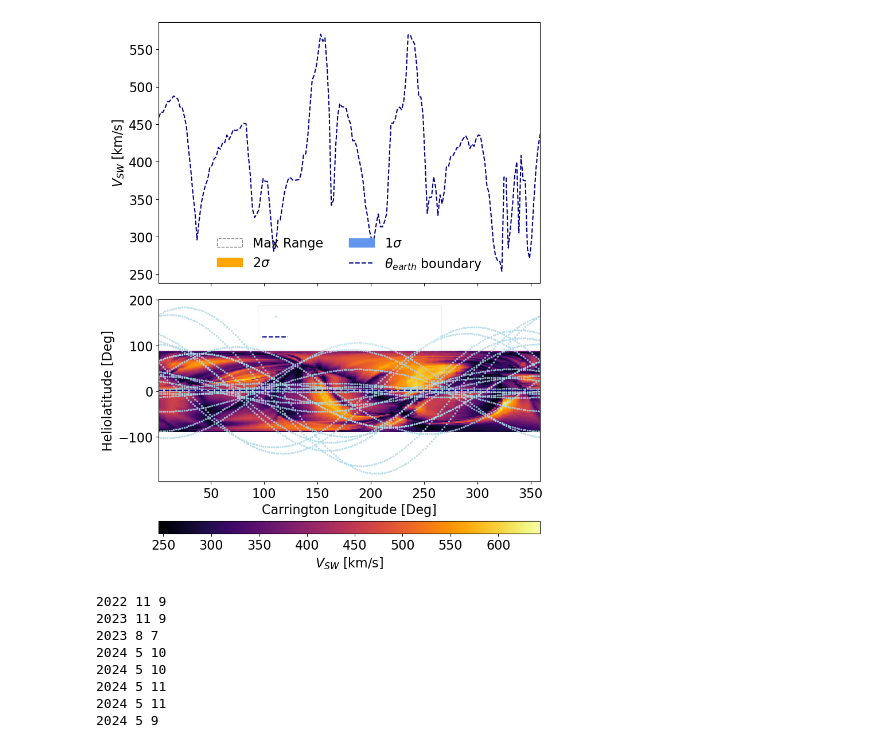
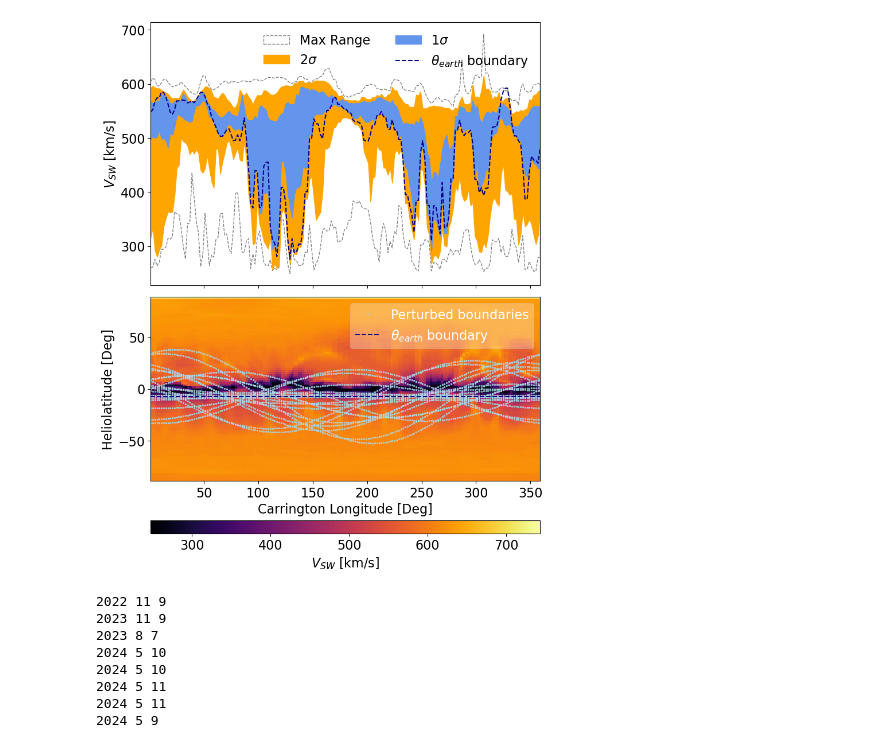
Before and after one commit to NathanielInatimi/WSA_calibration, a Jupyter notebook: code/WSA_calibration_sketch.ipynb, the cells around one changed output. Saved outputs shown, nothing was run; the diff lists cells and outputs as text; code cells hidden in the pictures.

```diff
--- a/code/WSA_calibration_sketch.ipynb
+++ b/code/WSA_calibration_sketch.ipynb
@@ -66,11 +66,13 @@ def wsa_date_from_string(file_string):
     pattern = r'21.5rs_(\d{4})(\d{2})(\d{2})(\d{2})' # file string 1
     pattern2 = r'%2F(\d{4})%2F(\d{1,2})%2F(\d{1,2})%2F' # file string 2
     pattern3 = r'gong_(\d{4})(\d{2})(\d{2})(\d{2})' # file string 3
+    pattern4 = r'(\d{4})(\d{2})(\d{2})(\d{2})(\d{1})4R000_gongz' #file string 4
 
     # Match patterns for different WSA file string formats
     match = re.search(pattern, file_string)
     match2 = re.search(pattern2, file_string)
     match3 = re.search(pattern3, file_string)
+    match4 = re.search(pattern4, file_string)
 
     # Check each match to find correct format
     if match:
@@ -83,6 +85,10 @@ def wsa_date_from_string(file_string):
         date_obj = datetime.datetime.strptime(date_string, '%Y-%m-%d')
     elif match3:
         year, month, day, hour = match3.groups()
+        date_string = f'{year}-{month}-{day}--{hour}'
+        date_obj = datetime.datetime.strptime(date_string, '%Y-%m-%d--%H')
+    elif match4:
+        year, month, day, hour, _ = match4.groups()
         date_string = f'{year}-{month}-{day}--{hour}'
         date_obj = datetime.datetime.strptime(date_string, '%Y-%m-%d--%H')
     else:
@@ -173,13 +179,13 @@ def gen_ensemble_perturbed_boundary_path(E_lat, longitudes, ensemble_size, sigma
 
         path = E_lat + theta_max * np.sin(wave_no * (longitudes) + phase_off)
 
-        # #cut off values above max lat range
-        # upper_mask = path > np.radians(89)
-        # lower_mask = path < -np.radians(89)
+        #cut off values above max lat range
+        upper_mask = path > np.radians(89)
+        lower_mask = path < -np.radians(89)
 
-        # # Flat cut-off
-        # path[upper_mask] = np.radians(89)
-        # path[lower_mask] = -np.radians(89)
+        # Flat cut-off
+        path[upper_mask] = np.radians(89)
+        path[lower_mask] = -np.radians(89)
 
         # # Loop around
         # path[upper_mask] = path[upper_mask] - np.radians(178)
@@ -276,9 +288,9 @@ plt.show()
 # %%
-sigma_latitude = 80
+sigma_latitude = 20
 ensemble_size = 20
 # get all WSA files
 directory_path = H._setup_dirs_()['boundary_conditions']
-wsa_file_words = ['wsa'] # keywords to filter for in coronal model file directory
+wsa_file_words = ['gongz'] # keywords to filter for in coronal model file directory
 
 # create wsa filepaths
 wsa_fnames = get_files_containing_words(directory_path, wsa_file_words)
@@ -317,34 +329,34 @@ axes[1].plot(WSA_vr_longs.to(u.deg).value, boundary.to(u.deg).value, color = 'li
 #axes[1].plot(WSA_vr_longs.to(u.deg).value, boundary.to(u.deg).value, color = 'blue', lw = 1, alpha = 0.5)
 axes[1].axhline(E_lat.to(u.deg).value, color = 'darkblue', linestyle = '--', label = r'$\theta_{earth}$ boundary')
 
 fig.colorbar(im, ax = axes[1], label = r'$V_{SW}$ [km/s]', orientation = 'horizontal', aspect = 30)#, location = 'bottom')
 axes[1].set_xlabel('Carrington Longitude [Deg]')
 axes[1].set_ylabel('Heliolatitude [Deg]')
 
 axes[1].legend(framealpha = 0.3, labelcolor = 'white')
 
 # for vr_boundary in velocity_boundaries:
 #     axes[1].plot(WSA_vr_longs.to(u.deg).value, vr_boundary, color = 'grey')
 
 axes[0].fill_between(WSA_vr_longs.to(u.deg).value, np.min(velocity_boundaries, axis = 0), np.max(velocity_boundaries, axis = 0),
                      linestyle = '--', color = 'grey', facecolor = 'None', label = 'Max Range')
 
 axes[0].fill_between(WSA_vr_longs.to(u.deg).value, np.percentile(velocity_boundaries,13.6, axis = 0), np.percentile(velocity_boundaries, (100-13.6), axis = 0),
                      edgecolor = 'None', label = r'2$\sigma$', color = 'orange')
 axes[0].fill_between(WSA_vr_longs.to(u.deg).value, np.percentile(velocity_boundaries,34, axis = 0), np.percentile(velocity_boundaries, 68, axis = 0),
                      edgecolor = 'None', label = r'1$\sigma$', color = 'cornflowerblue')
 
 
 axes[0].plot(WSA_vr_longs.to(u.deg).value, INT(WSA_vr_longs.value, np.ones(180)*E_lat.value),
              color = 'darkblue', linestyle = '--', label = r'$\theta_{earth}$ boundary')
 axes[0].set_ylabel(r'$V_{SW}$ [km/s]')
 axes[0].legend(frameon = False, ncols = 2)
 
 
 plt.tight_layout()
 plt.show()
 # %% [output]
-[figure, old version]
+[figure, new version]
 # %%
 def generate_ensemble_forecast(params):
 
```
Also changed, not shown: parts of 7 cells of this notebook, 3 other files.
